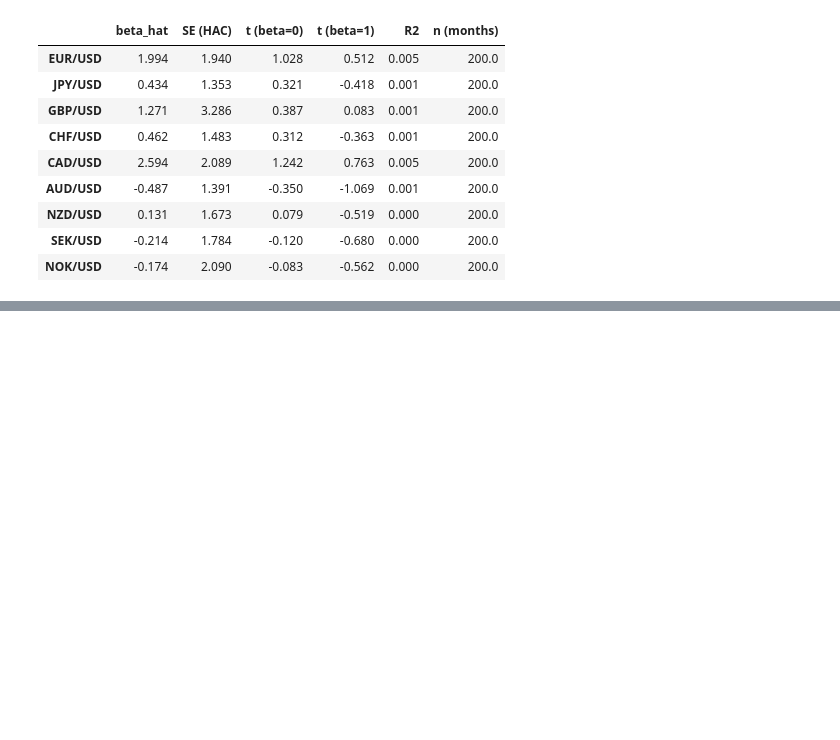
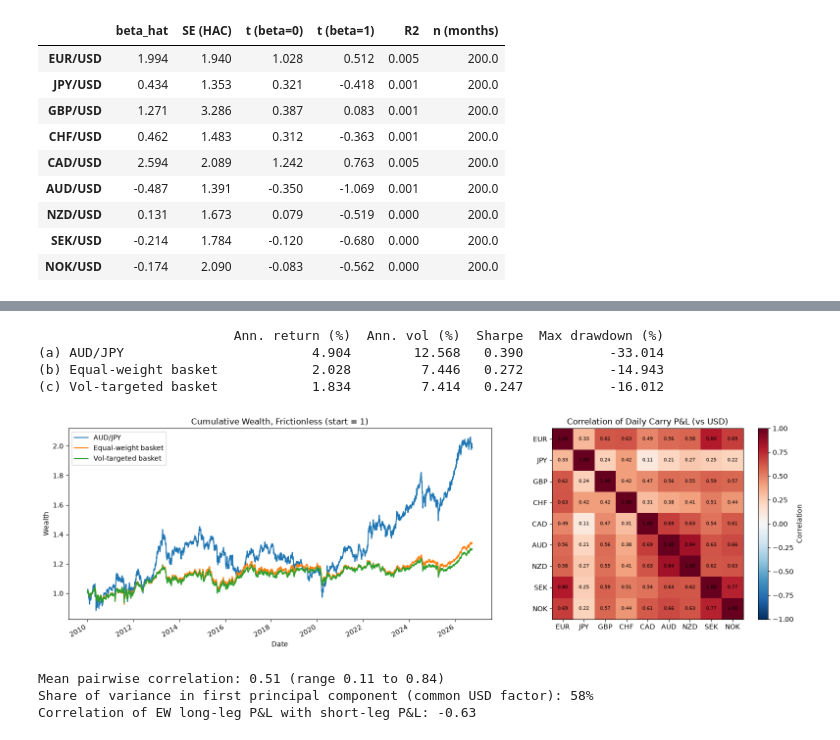
Before and after one commit to tbrown122387/stat-4170-public, a Jupyter notebook: case-studies/cs2/cs2_carry_basket.ipynb, the cells around one changed output, grey strips where cells are left out. Drawn from its saved outputs; the diff is of its cells as text; code cells hidden in the pictures; blank space fills up the shorter version.

```diff
--- a/case-studies/cs2/cs2_carry_basket.ipynb
+++ b/case-studies/cs2/cs2_carry_basket.ipynb
@@ -587,0 +704,17 @@ fama_tbl.round(3)
+# %%
+COSTS, SPREADS = [0, 2, 5, 10], [0, 10, 25]
+grid = []
+for name, W in [("Equal-weight", W_ew), ("Vol-targeted", W_vt)]:
+    for c_bp in COSTS:
+        for s_bp in SPREADS:
+            bt = run_basket(R, W, n_days, c_bp, s_bp)
+            grid.append({"basket": name, "cost (bp)": c_bp, "spread (bp p.a.)": s_bp,
+                         **perf(bt["ret"]),
+                         "ann. turnover": bt["turnover"].sum() / (len(bt) / PPY),
+                         "ann. cost + spread (%)": (bt["cost"] + bt["funding"]).sum() * 100
+                                                   / (len(bt) / PPY)})
+grid = pd.DataFrame(grid)
+gross = grid[(grid["cost (bp)"] == 0) & (grid["spread (bp p.a.)"] == 0)].set_index("basket")
+grid["% of gross return kept"] = grid.apply(
+    lambda r: 100 * r["Ann. return (%)"] / gross.loc[r["basket"], "Ann. return (%)"], axis=1)
+grid.set_index(["basket", "cost (bp)", "spread (bp p.a.)"]).round(3)
@@ -587,0 +748,42 @@ fama_tbl.round(3)
+# %%
+W_aj = pd.DataFrame(1.0, index=reb_dates, columns=["AUDJPY"])
+bt_aj = run_basket(np.expm1(carry[["AUDJPY"]] / 100), W_aj, n_days)
+
+cmp = pd.DataFrame({"(a) AUD/JPY": perf(bt_aj["ret"]), "(b) Equal-weight basket": perf(bt_ew["ret"]),
+                    "(c) Vol-targeted basket": perf(bt_vt["ret"])}).T
+print(cmp.round(3).to_string())
+
+fig, axes = plt.subplots(1, 2, figsize=(16, 5), gridspec_kw={"width_ratios": [1.4, 1]})
+for name, bt in [("AUD/JPY", bt_aj), ("Equal-weight basket", bt_ew), ("Vol-targeted basket", bt_vt)]:
+    (1 + bt["ret"]).cumprod().plot(ax=axes[0], label=name)
+axes[0].set(title="Cumulative Wealth, Frictionless (start = 1)", xlabel="Date", ylabel="Wealth")
+axes[0].legend()
+
+corr = carry[CCYS].corr()
+im = axes[1].imshow(corr, cmap="RdBu_r", vmin=-1, vmax=1)
+axes[1].set_xticks(range(9), CCYS)
+axes[1].set_yticks(range(9), CCYS)
+for i in range(9):
+    for j in range(9):
+        axes[1].text(j, i, f"{corr.iloc[i, j]:.2f}", ha="center", va="center", fontsize=7)
+axes[1].set_title("Correlation of Daily Carry P&L (vs USD)")
+fig.colorbar(im, ax=axes[1], label="Correlation")
+plt.tight_layout()
+plt.show()
+
+off = corr.to_numpy()[~np.eye(9, dtype=bool)]
+pc1 = np.linalg.eigvalsh(corr.to_numpy())[-1] / 9
+ls = pd.DataFrame({"long leg": (R * W_ew.reindex(R.index).ffill().clip(lower=0)).sum(axis=1),
+                   "short leg": (R * W_ew.reindex(R.index).ffill().clip(upper=0)).sum(axis=1)})
+print(f"Mean pairwise correlation: {off.mean():.2f} (range {off.min():.2f} to {off.max():.2f})")
+print(f"Share of variance in first principal component (common USD factor): {pc1:.0%}")
+print(f"Correlation of EW long-leg P&L with short-leg P&L: {ls.corr().iloc[0, 1]:.2f}")
+# %% [output]
+                         Ann. return (%)  Ann. vol (%)  Sharpe  Max drawdown (%)
+(a) AUD/JPY                        4.904        12.568   0.390           -33.014
+(b) Equal-weight basket            2.028         7.446   0.272           -14.943
+(c) Vol-targeted basket            1.834         7.414   0.247           -16.012
+[figure, added]
+Mean pairwise correlation: 0.51 (range 0.11 to 0.84)
+Share of variance in first principal component (common USD factor): 58%
+Correlation of EW long-leg P&L with short-leg P&L: -0.63
```
Also changed, not shown: parts of 48 cells of this notebook.
